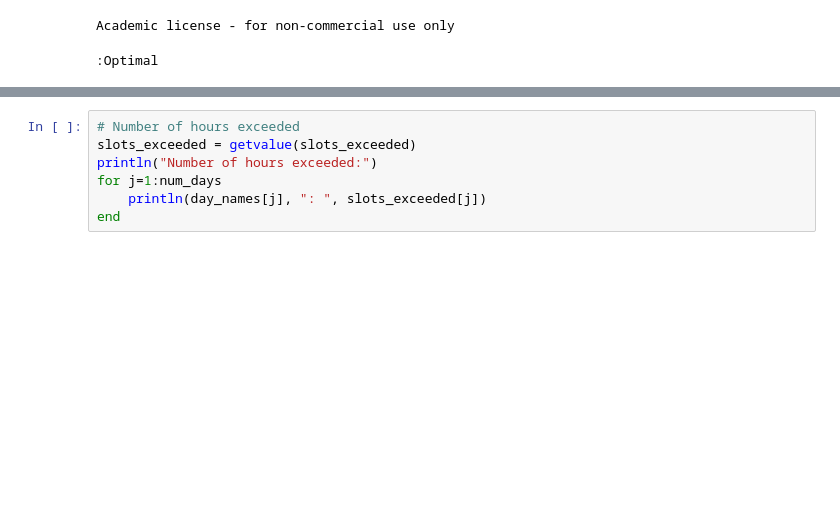
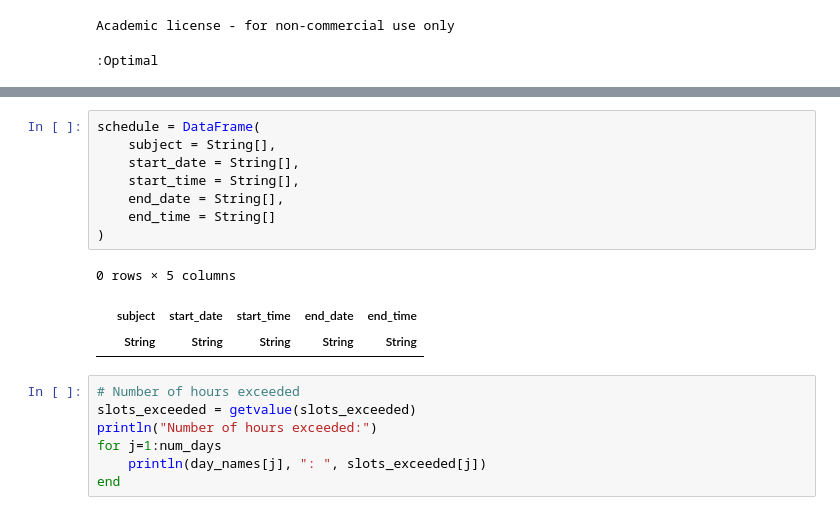
Before and after one commit to aarati-K/weekly-task-planner, a Jupyter notebook: Weekly Task Scheduler - Trial.ipynb, the cells around one changed output, grey strips where cells are left out. Saved outputs shown, nothing was run; the diff lists cells and outputs as text; blank space fills up the shorter version.

```diff
--- a/Weekly Task Scheduler - Trial.ipynb
+++ b/Weekly Task Scheduler - Trial.ipynb
@@ -531,5 +534,17 @@ Start time: 14:45 End time: 18:15
 
 Friday:
+# %%
+schedule = DataFrame(
+    subject = String[],
+    start_date = String[],
+    start_time = String[],
+    end_date = String[],
+    end_time = String[]
+)
+# %% [output]
+0 rows × 5 columns
+|  | subject | start_date | start_time | end_date | end_time |
+|  | String | String | String | String | String |
 # %%
 # Number of hours exceeded
 slots_exceeded = getvalue(slots_exceeded)
```
Also changed, not shown: parts of 8 cells of this notebook.
